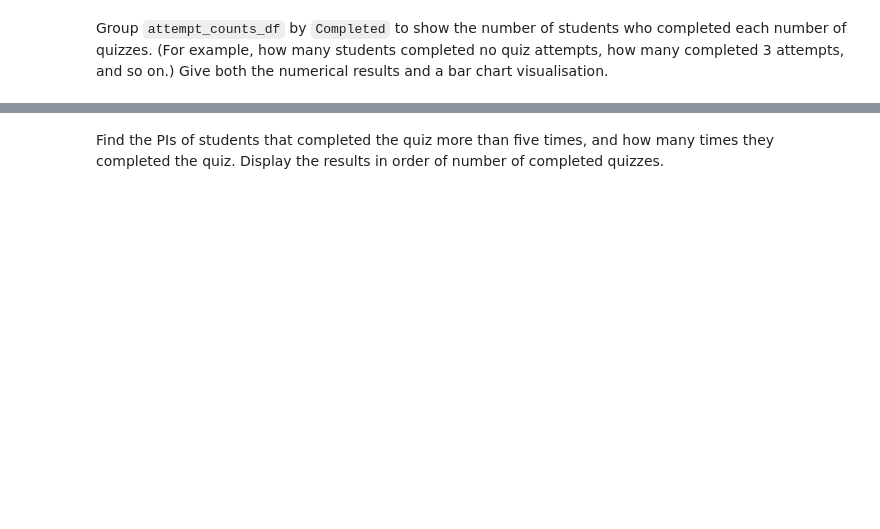
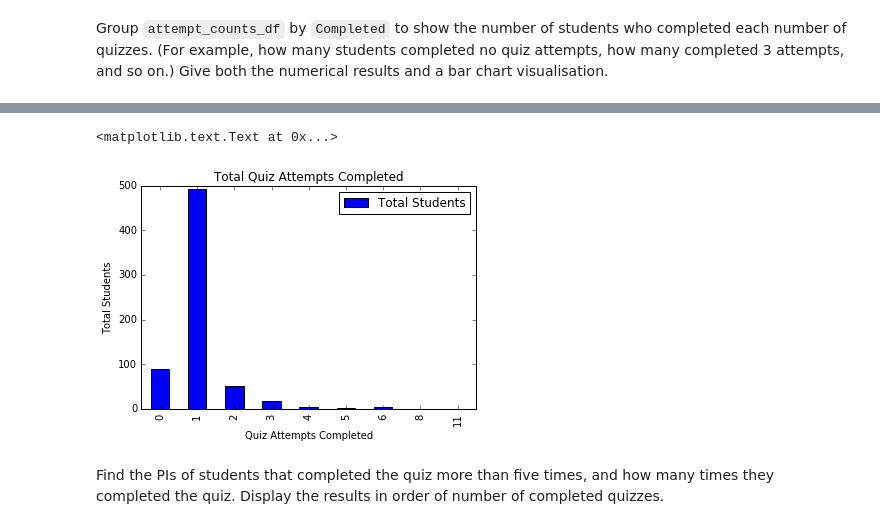
Before and after one commit to prathameshyeotekar1/notebooks, a Jupyter notebook: 2016J_TMA01/2016J_TMA01_q3.ipynb, the cells around one changed output, grey strips where cells are left out. Drawn from its saved outputs; the diff is of its cells as text; code cells hidden in the pictures; blank space fills up the shorter version.

Commit message:
Completed section e, only f and g to go!

```diff
--- a/2016J_TMA01/2016J_TMA01_q3.ipynb
+++ b/2016J_TMA01/2016J_TMA01_q3.ipynb
@@ -160,15 +179,15 @@ The above shows only completed tests. What are the marks awarded for 'In progres
 
 Hint: Sum the question scores. You need to tell .sum() to add by row, not column. Use `fillna()` to include rows with no answered questions.
 # %%
-# First, replace all NaNs with 0s, so we can calculate scores for 'in progress' students
-icma_df.fillna(0, inplace=True)
-# Next, recalculate all the students' scores
-
 #get list of columns, and discard all non-answer columns
 answer_columns = list(icma_df)
-answer_columns = answer_columns[12:]
+answer_columns = answer_columns[12:]  #discard first 12 columns
 
-#sum answer columns for each row, and update grade column with result
+# now replace all NaNs with 0s for the answer columns only
+icma_df[answer_columns] = icma_df[answer_columns].fillna(0)
+
+# Next, recalculate all the students' scores by summing answer columns for each row,
+# and update grade column with result
 icma_df['Grade/20.00'] = icma_df[answer_columns].sum(axis=1)
 
 #now we can replot the histogram, and also group by state to compare..
@@ -244,0 +262,5 @@ Store the results in a new data frame, `attempt_counts_df`. This new dataframe s
+# %%
+# group the icma data by personal identifier - this will be unique for each student
+# this gives us a count of attempts by each student
+attempt_counts_df = pd.pivot_table(icma_df, index=['Personal Identifier'],aggfunc='count')
+attempt_counts_df
@@ -248,0 +289,6 @@ Group `attempt_counts_df` by `Completed` to show the number of students who comp
+# %%
+# pivot again, this time on completed column, count completed and discard all columns apart from one
+attempts_summary = pd.pivot_table(attempt_counts_df, index=['Completed'],values=['Email address'],aggfunc='count')
+attempts_summary.reset_index(inplace=True) #turn Completed into a regular column, and rename columns
+attempts_summary.rename(columns={'Completed':'Quiz Attempts Completed', 'Email address':'Total Students'}, inplace=True)
+attempts_summary
@@ -249,2 +306,10 @@ Group `attempt_counts_df` by `Completed` to show the number of students who comp
+# %%
+#now plot the above table
+attempts_summary.plot.bar(x='Quiz Attempts Completed', title="Total Quiz Attempts Completed")
+plt.xlabel('Quiz Attempts Completed')
+plt.ylabel('Total Students')
+# %% [output]
+<matplotlib.text.Text at 0x...>
+[figure, added]
 # %% [markdown]
 Find the PIs of students that completed the quiz more than five times, and how many times they completed the quiz. Display the results in order of number of completed quizzes.
```
Also changed, not shown: parts of 60 cells of this notebook, 21 other files.
